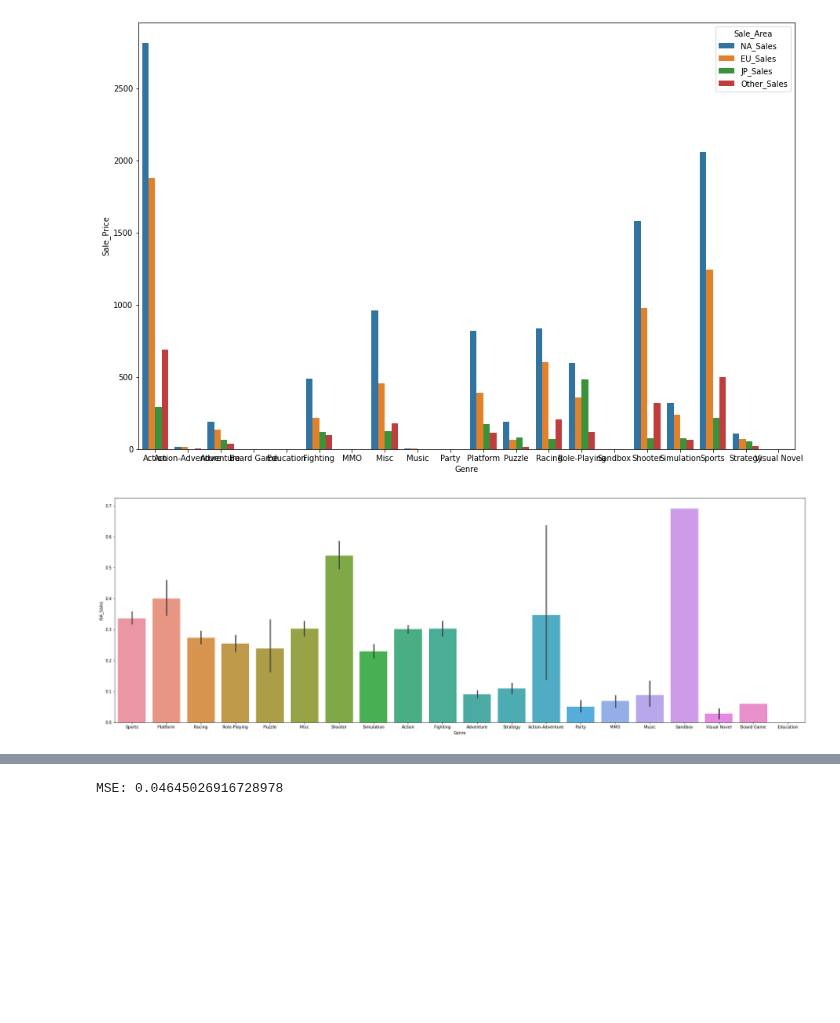
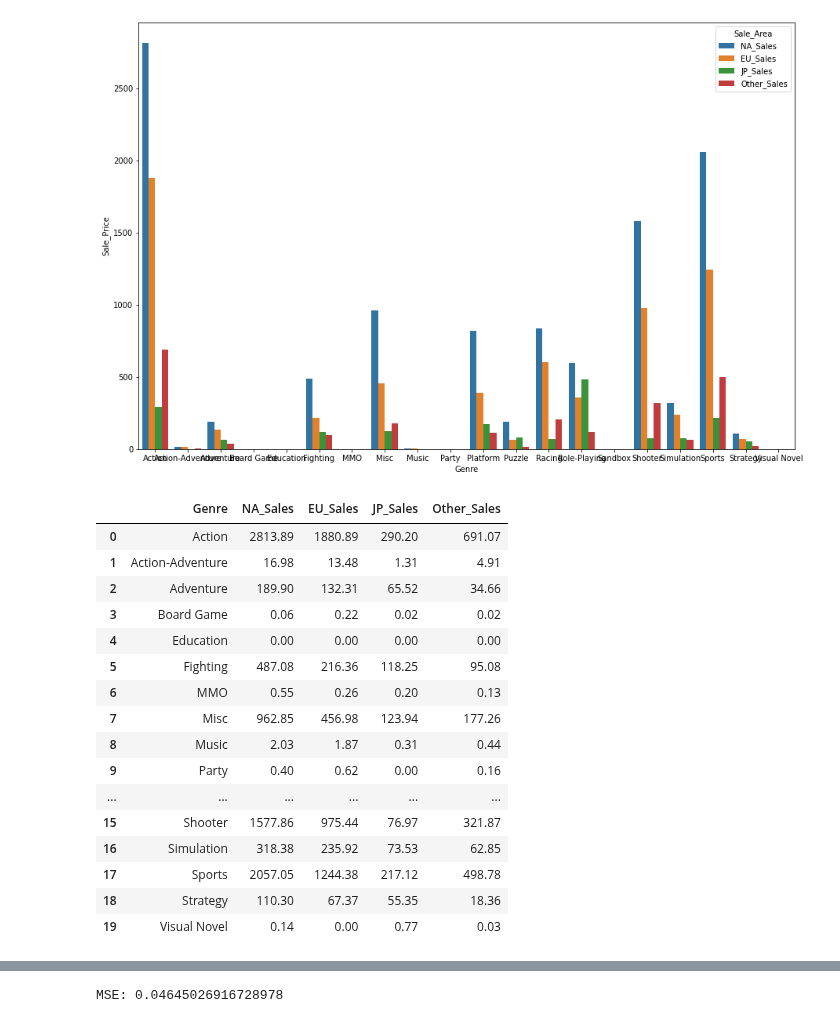
Before and after one commit to Georgia-MAX-holic/Footprints, a Jupyter notebook: PJ/game_sale/New/Game_Sales.ipynb, the cells around one changed output, grey strips where cells are left out. Saved outputs shown, nothing was run; the diff lists cells and outputs as text; code cells hidden in the pictures; blank space fills up the shorter version.

```diff
--- a/PJ/game_sale/New/Game_Sales.ipynb
+++ b/PJ/game_sale/New/Game_Sales.ipynb
@@ -108,8 +98,3 @@ sns.barplot(x='Genre', y='Sale_Price', hue='Sale_Area', data=comp_table)
 # %% [output]
 <matplotlib.axes._subplots.AxesSubplot at 0x...>
 [figure]
-# %%
-plt.figure(figsize=(30,10))
-graph = sns.barplot(x="Genre", y="NA_Sales", data=graph_genre)
-# %% [output]
-[figure, removed]
@@ -115,0 +103,20 @@ graph = sns.barplot(x="Genre", y="NA_Sales", data=graph_genre)
+# %%
+comp_map
+# %% [output]
+|  | Genre | NA_Sales | EU_Sales | JP_Sales | Other_Sales |
+| 0 | Action | 2813.89 | 1880.89 | 290.20 | 691.07 |
+| 1 | Action-Adventure | 16.98 | 13.48 | 1.31 | 4.91 |
+| 2 | Adventure | 189.90 | 132.31 | 65.52 | 34.66 |
+| 3 | Board Game | 0.06 | 0.22 | 0.02 | 0.02 |
+| 4 | Education | 0.00 | 0.00 | 0.00 | 0.00 |
+| 5 | Fighting | 487.08 | 216.36 | 118.25 | 95.08 |
+| 6 | MMO | 0.55 | 0.26 | 0.20 | 0.13 |
+| 7 | Misc | 962.85 | 456.98 | 123.94 | 177.26 |
+| 8 | Music | 2.03 | 1.87 | 0.31 | 0.44 |
+| 9 | Party | 0.40 | 0.62 | 0.00 | 0.16 |
+| ... | ... | ... | ... | ... | ... |
+| 15 | Shooter | 1577.86 | 975.44 | 76.97 | 321.87 |
+| 16 | Simulation | 318.38 | 235.92 | 73.53 | 62.85 |
+| 17 | Sports | 2057.05 | 1244.38 | 217.12 | 498.78 |
+| 18 | Strategy | 110.30 | 67.37 | 55.35 | 18.36 |
+| 19 | Visual Novel | 0.14 | 0.00 | 0.77 | 0.03 |
```
Also changed, not shown: parts of 10 cells of this notebook.
